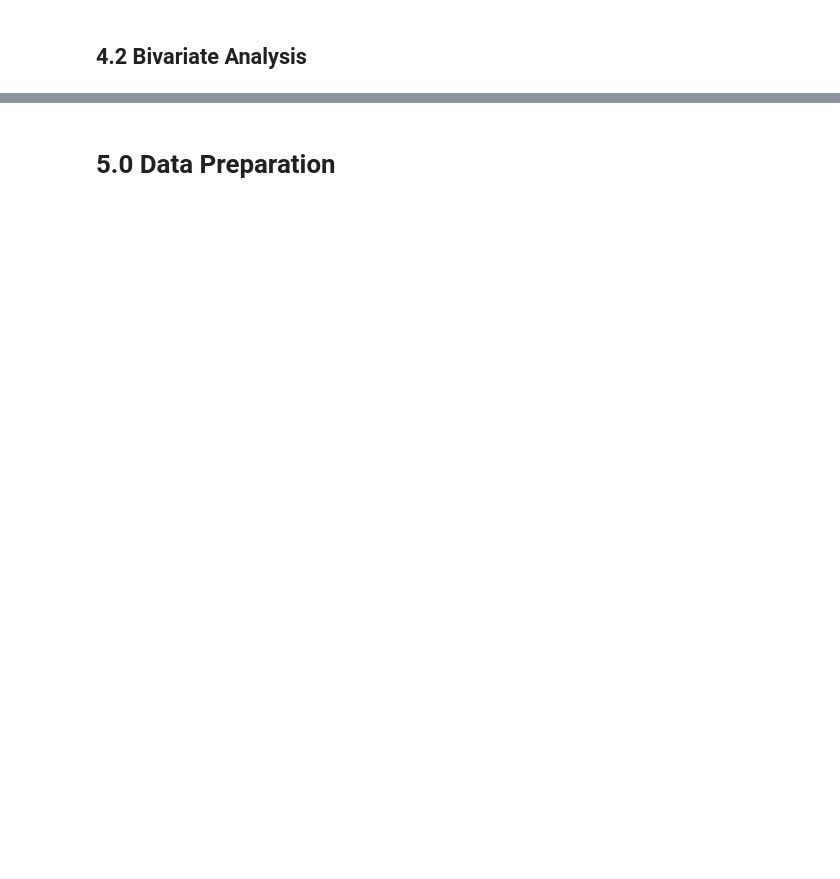
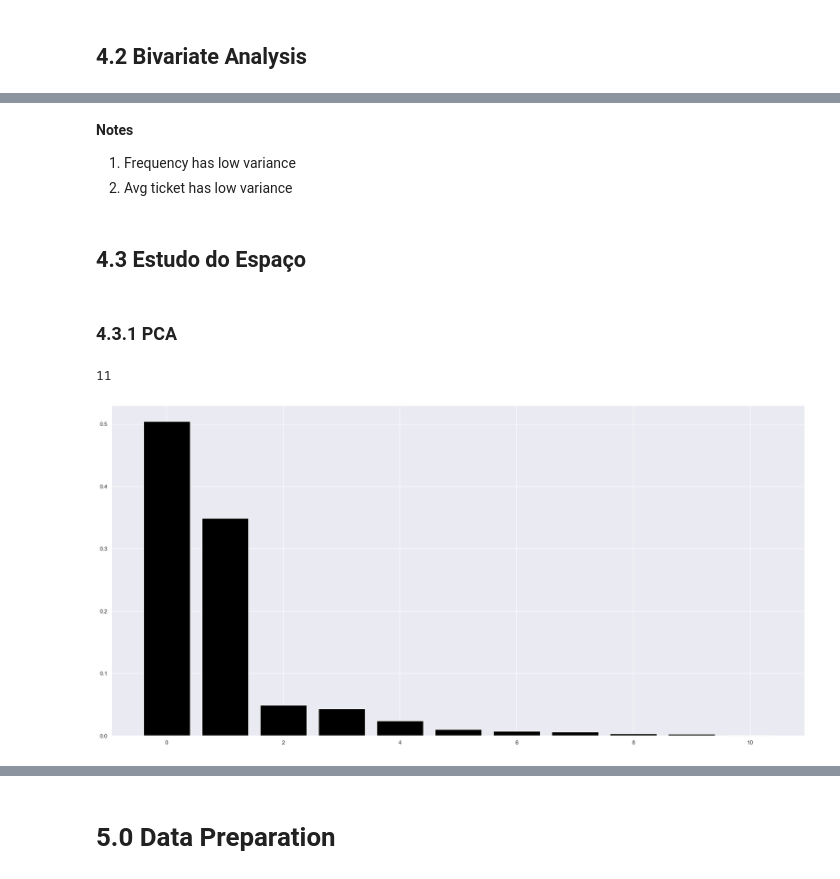
Before and after one commit to IanAndMendesDS/ds_fidelidade, a Jupyter notebook: notebooks/m2_loyalty_program.ipynb, the cells around one changed output, grey strips where cells are left out. Drawn from its saved outputs; the diff is of its cells as text; code cells hidden in the pictures; blank space fills up the shorter version.

```diff
--- a/notebooks/m2_loyalty_program.ipynb
+++ b/notebooks/m2_loyalty_program.ipynb
@@ -698,0 +741,47 @@ sns.pairplot(df42)
+# %% [markdown]
+**Notes**
+1. Frequency has low variance
+2. Avg ticket has low variance
+# %% [markdown]
+## 4.3 Estudo do Espaço
+# %%
+df43 = df4.drop( columns=['customer_id'], axis=1).copy()
+# %%
+mm = pp.MinMaxScaler()
+
+
+df43['gross_revenue']           = mm.fit_transform(df43[['gross_revenue']])
+df43['recency_days']            = mm.fit_transform(df43[['recency_days']])
+df43['qtd_invoices']            = mm.fit_transform(df43[['qtd_invoices']])
+df43['qtd_items']               = mm.fit_transform(df43[['qtd_items']])
+df43['qtd_products']            = mm.fit_transform(df43[['qtd_products']])
+df43['avg_ticket']              = mm.fit_transform(df43[['avg_ticket']])
+df43['avg_recency_days']        = mm.fit_transform(df43[['avg_recency_days']])
+df43['frequency']               = mm.fit_transform(df43[['frequency']])
+df43['qtd_returns']             = mm.fit_transform(df43[['qtd_returns']])
+df43['avg_basket_size']         = mm.fit_transform(df43[['avg_basket_size']])
+df43['avg_unique_basket_size']  = mm.fit_transform(df43[['avg_unique_basket_size']])
+
+X = df43.copy()
+# %% [markdown]
+### 4.3.1 PCA
+# %%
+X.shape[1]
+# %% [output]
+11
+# %%
+pca = dd.PCA(n_components=X.shape[1])
+
+principal_components = pca.fit_transform(X)
+
+# plot explained variable
+
+features = range(pca.n_components_)
+
+plt.bar(features, pca.explained_variance_ratio_,color='black')
+
+# pca component
+
+df_pca = pd.DataFrame(principal_components)
+# %% [output]
+[figure, added]
```
Also changed, not shown: parts of 27 cells of this notebook, 1 other file.
